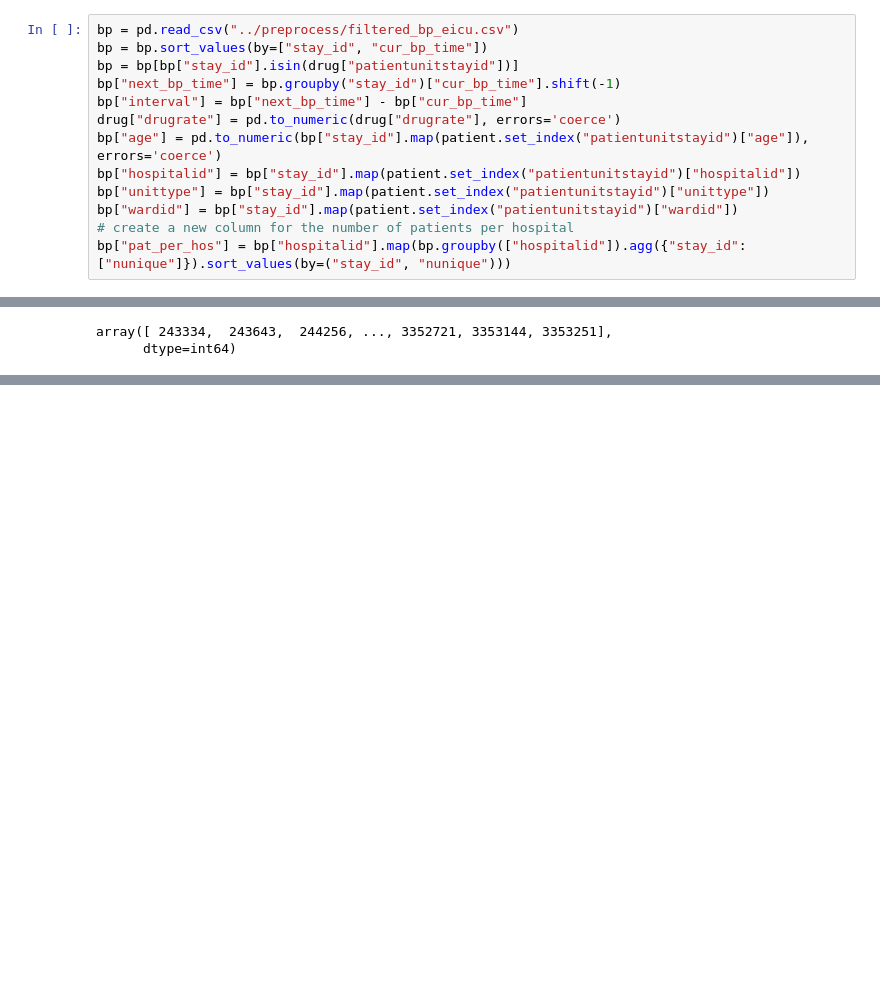
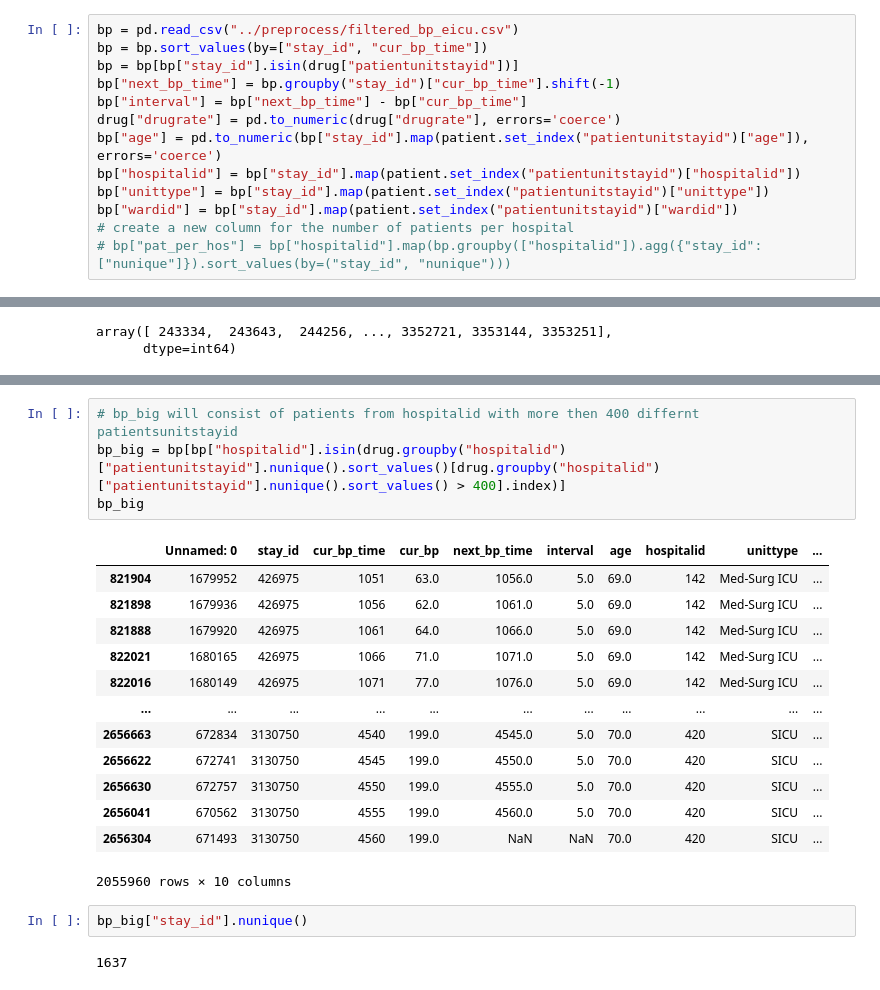
Before and after one commit to EytanSlotnik/FinalProjDS, a Jupyter notebook: notebooks/exclusion.ipynb, the cells around one changed output, grey strips where cells are left out. Drawn from its saved outputs; the diff is of its cells as text; blank space fills up the shorter version.

```diff
--- a/notebooks/exclusion.ipynb
+++ b/notebooks/exclusion.ipynb
@@ -67,4 +67,4 @@ bp["hospitalid"] = bp["stay_id"].map(patient.set_index("patientunitstayid")["hos
 bp["unittype"] = bp["stay_id"].map(patient.set_index("patientunitstayid")["unittype"])
 bp["wardid"] = bp["stay_id"].map(patient.set_index("patientunitstayid")["wardid"])
 # create a new column for the number of patients per hospital
-bp["pat_per_hos"] = bp["hospitalid"].map(bp.groupby(["hospitalid"]).agg({"stay_id": ["nunique"]}).sort_values(by=("stay_id", "nunique")))
+# bp["pat_per_hos"] = bp["hospitalid"].map(bp.groupby(["hospitalid"]).agg({"stay_id": ["nunique"]}).sort_values(by=("stay_id", "nunique")))
@@ -110,0 +108,22 @@ Number of patients per hospital in the dataset: [ 45 199 144 238 156 155 120  44
+# %%
+# bp_big will consist of patients from hospitalid with more then 400 differnt patientsunitstayid
+bp_big = bp[bp["hospitalid"].isin(drug.groupby("hospitalid")["patientunitstayid"].nunique().sort_values()[drug.groupby("hospitalid")["patientunitstayid"].nunique().sort_values() > 400].index)]
+bp_big
+# %% [output]
+|  | Unnamed: 0 | stay_id | cur_bp_time | cur_bp | next_bp_time | interval | age | hospitalid | unittype | ... |
+| 821904 | 1679952 | 426975 | 1051 | 63.0 | 1056.0 | 5.0 | 69.0 | 142 | Med-Surg ICU | ... |
+| 821898 | 1679936 | 426975 | 1056 | 62.0 | 1061.0 | 5.0 | 69.0 | 142 | Med-Surg ICU | ... |
+| 821888 | 1679920 | 426975 | 1061 | 64.0 | 1066.0 | 5.0 | 69.0 | 142 | Med-Surg ICU | ... |
+| 822021 | 1680165 | 426975 | 1066 | 71.0 | 1071.0 | 5.0 | 69.0 | 142 | Med-Surg ICU | ... |
+| 822016 | 1680149 | 426975 | 1071 | 77.0 | 1076.0 | 5.0 | 69.0 | 142 | Med-Surg ICU | ... |
+| ... | ... | ... | ... | ... | ... | ... | ... | ... | ... | ... |
+| 2656663 | 672834 | 3130750 | 4540 | 199.0 | 4545.0 | 5.0 | 70.0 | 420 | SICU | ... |
+| 2656622 | 672741 | 3130750 | 4545 | 199.0 | 4550.0 | 5.0 | 70.0 | 420 | SICU | ... |
+| 2656630 | 672757 | 3130750 | 4550 | 199.0 | 4555.0 | 5.0 | 70.0 | 420 | SICU | ... |
+| 2656041 | 670562 | 3130750 | 4555 | 199.0 | 4560.0 | 5.0 | 70.0 | 420 | SICU | ... |
+| 2656304 | 671493 | 3130750 | 4560 | 199.0 | NaN | NaN | 70.0 | 420 | SICU | ... |
+2055960 rows × 10 columns
+# %%
+bp_big["stay_id"].nunique()
+# %% [output]
+1637
```
Also changed, not shown: parts of 5 cells of this notebook.
